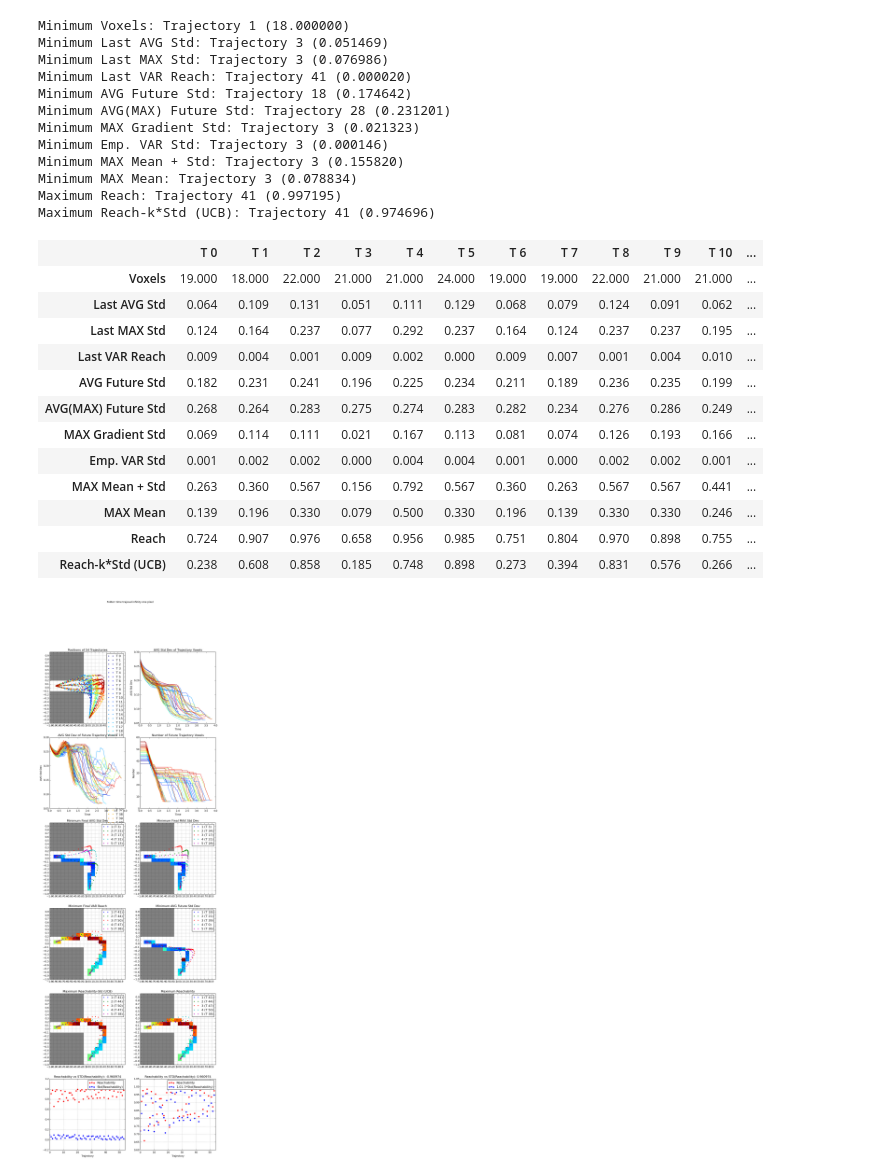
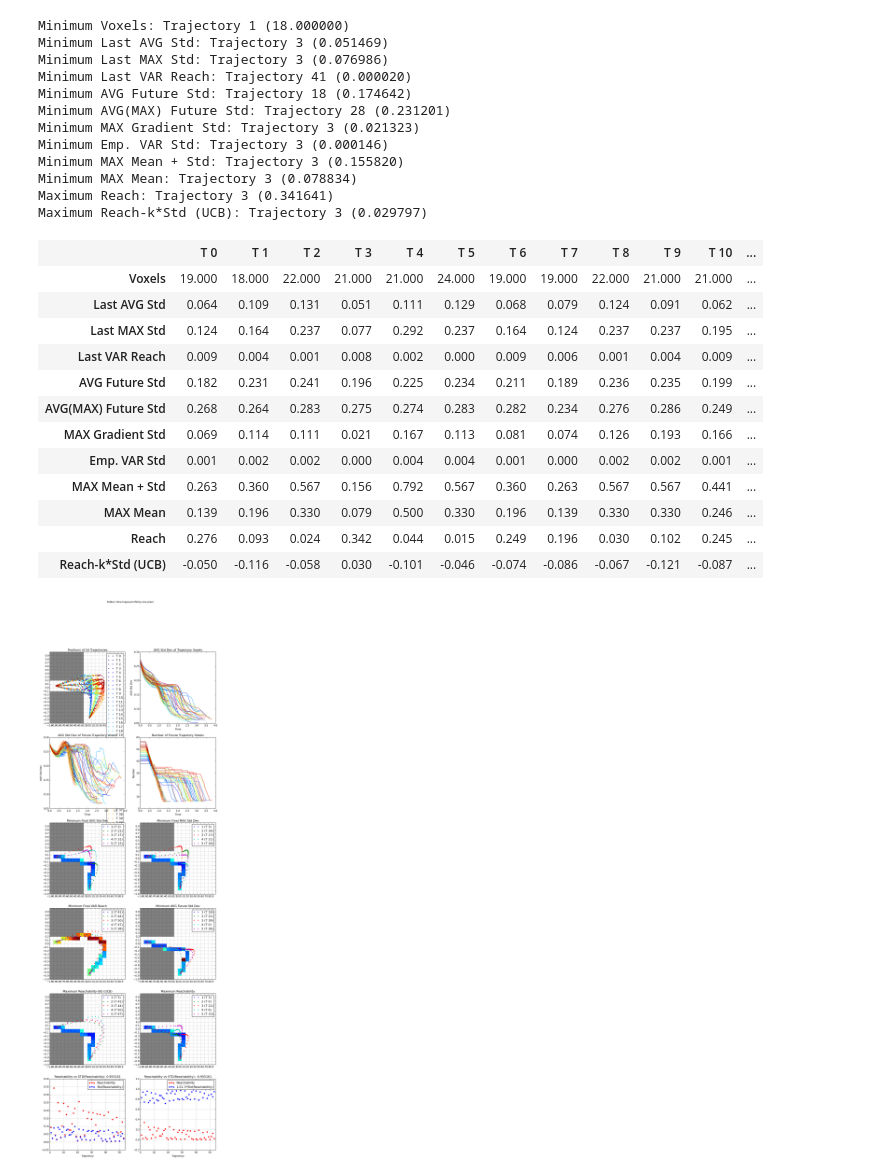
Before and after one commit to pnvyshnav/smap_PD, a Jupyter notebook: stats/Simulated Trajectory Evaluation.ipynb, the cells around one changed output. Saved outputs shown, nothing was run; the diff lists cells and outputs as text; code cells hidden in the pictures.

```diff
--- a/stats/Simulated Trajectory Evaluation.ipynb
+++ b/stats/Simulated Trajectory Evaluation.ipynb
@@ -260,15 +260,15 @@ for rnd, filename in enumerate(filenames):
 #         print("Var: %f \tMean: %f" % (var, mean))
 #         print("reach_left: %f \treach_right: %f" % (reach_left, reach_right))
 
-    last_var_reachability.append((reach_left.exp() - reach_right.exp())) # TODO normalization?
+    last_var_reachability.append((reach_left - reach_right)) # TODO normalization?
     #print rnd, "last_var_reachability", last_var_reachability[-1]
 
     max_mean_std.append(max_m_s)
-    reach = 1. - reach
+    #reach = 1. - reach
     max_reaches.append(reach)
 #     KAPPA = Decimal(reach) / last_var_reachability[-1].sqrt()
 #     print "KAPPA:", KAPPA
-    KAPPA = Decimal(5.)
+    KAPPA = Decimal(3.5)
     max_reach_std.append(float(Decimal(reach) - last_var_reachability[-1].sqrt() * KAPPA))
 
     max_stds.append(max(lastStdDevs))
@@ -384,36 +384,36 @@ data = [
     generate_row("Reach", max_reaches, highlight_max=True, highlight_min=False),
     generate_row("Reach-k*Std (UCB)", max_reach_std, highlight_max=True, highlight_min=False)
 ]
 
 display(HTML(
     '<table><tr>{}</tr></table>'.format(
         '</tr><tr>'.join(data)
         )
  ))
 # %% [output]
 Minimum Voxels: Trajectory 1 (18.000000)
 Minimum Last AVG Std: Trajectory 3 (0.051469)
 Minimum Last MAX Std: Trajectory 3 (0.076986)
 Minimum Last VAR Reach: Trajectory 41 (0.000020)
 Minimum AVG Future Std: Trajectory 18 (0.174642)
 Minimum AVG(MAX) Future Std: Trajectory 28 (0.231201)
 Minimum MAX Gradient Std: Trajectory 3 (0.021323)
 Minimum Emp. VAR Std: Trajectory 3 (0.000146)
 Minimum MAX Mean + Std: Trajectory 3 (0.155820)
 Minimum MAX Mean: Trajectory 3 (0.078834)
-Maximum Reach: Trajectory 41 (0.997195)
-Maximum Reach-k*Std (UCB): Trajectory 41 (0.974696)
+Maximum Reach: Trajectory 3 (0.341641)
+Maximum Reach-k*Std (UCB): Trajectory 3 (0.029797)
 |  | T 0 | T 1 | T 2 | T 3 | T 4 | T 5 | T 6 | T 7 | T 8 | T 9 | T 10 | ... |
 | Voxels | 19.000 | 18.000 | 22.000 | 21.000 | 21.000 | 24.000 | 19.000 | 19.000 | 22.000 | 21.000 | 21.000 | ... |
 | Last AVG Std | 0.064 | 0.109 | 0.131 | 0.051 | 0.111 | 0.129 | 0.068 | 0.079 | 0.124 | 0.091 | 0.062 | ... |
 | Last MAX Std | 0.124 | 0.164 | 0.237 | 0.077 | 0.292 | 0.237 | 0.164 | 0.124 | 0.237 | 0.237 | 0.195 | ... |
-| Last VAR Reach | 0.009 | 0.004 | 0.001 | 0.009 | 0.002 | 0.000 | 0.009 | 0.007 | 0.001 | 0.004 | 0.010 | ... |
+| Last VAR Reach | 0.009 | 0.004 | 0.001 | 0.008 | 0.002 | 0.000 | 0.009 | 0.006 | 0.001 | 0.004 | 0.009 | ... |
 | AVG Future Std | 0.182 | 0.231 | 0.241 | 0.196 | 0.225 | 0.234 | 0.211 | 0.189 | 0.236 | 0.235 | 0.199 | ... |
 | AVG(MAX) Future Std | 0.268 | 0.264 | 0.283 | 0.275 | 0.274 | 0.283 | 0.282 | 0.234 | 0.276 | 0.286 | 0.249 | ... |
 | MAX Gradient Std | 0.069 | 0.114 | 0.111 | 0.021 | 0.167 | 0.113 | 0.081 | 0.074 | 0.126 | 0.193 | 0.166 | ... |
 | Emp. VAR Std | 0.001 | 0.002 | 0.002 | 0.000 | 0.004 | 0.004 | 0.001 | 0.000 | 0.002 | 0.002 | 0.001 | ... |
 | MAX Mean + Std | 0.263 | 0.360 | 0.567 | 0.156 | 0.792 | 0.567 | 0.360 | 0.263 | 0.567 | 0.567 | 0.441 | ... |
 | MAX Mean | 0.139 | 0.196 | 0.330 | 0.079 | 0.500 | 0.330 | 0.196 | 0.139 | 0.330 | 0.330 | 0.246 | ... |
-| Reach | 0.724 | 0.907 | 0.976 | 0.658 | 0.956 | 0.985 | 0.751 | 0.804 | 0.970 | 0.898 | 0.755 | ... |
-| Reach-k*Std (UCB) | 0.238 | 0.608 | 0.858 | 0.185 | 0.748 | 0.898 | 0.273 | 0.394 | 0.831 | 0.576 | 0.266 | ... |
+| Reach | 0.276 | 0.093 | 0.024 | 0.342 | 0.044 | 0.015 | 0.249 | 0.196 | 0.030 | 0.102 | 0.245 | ... |
+| Reach-k*Std (UCB) | -0.050 | -0.116 | -0.058 | 0.030 | -0.101 | -0.046 | -0.074 | -0.086 | -0.067 | -0.121 | -0.087 | ... |
-[figure, old version]
+[figure, new version]
```
Also changed, not shown: 15 other files.
